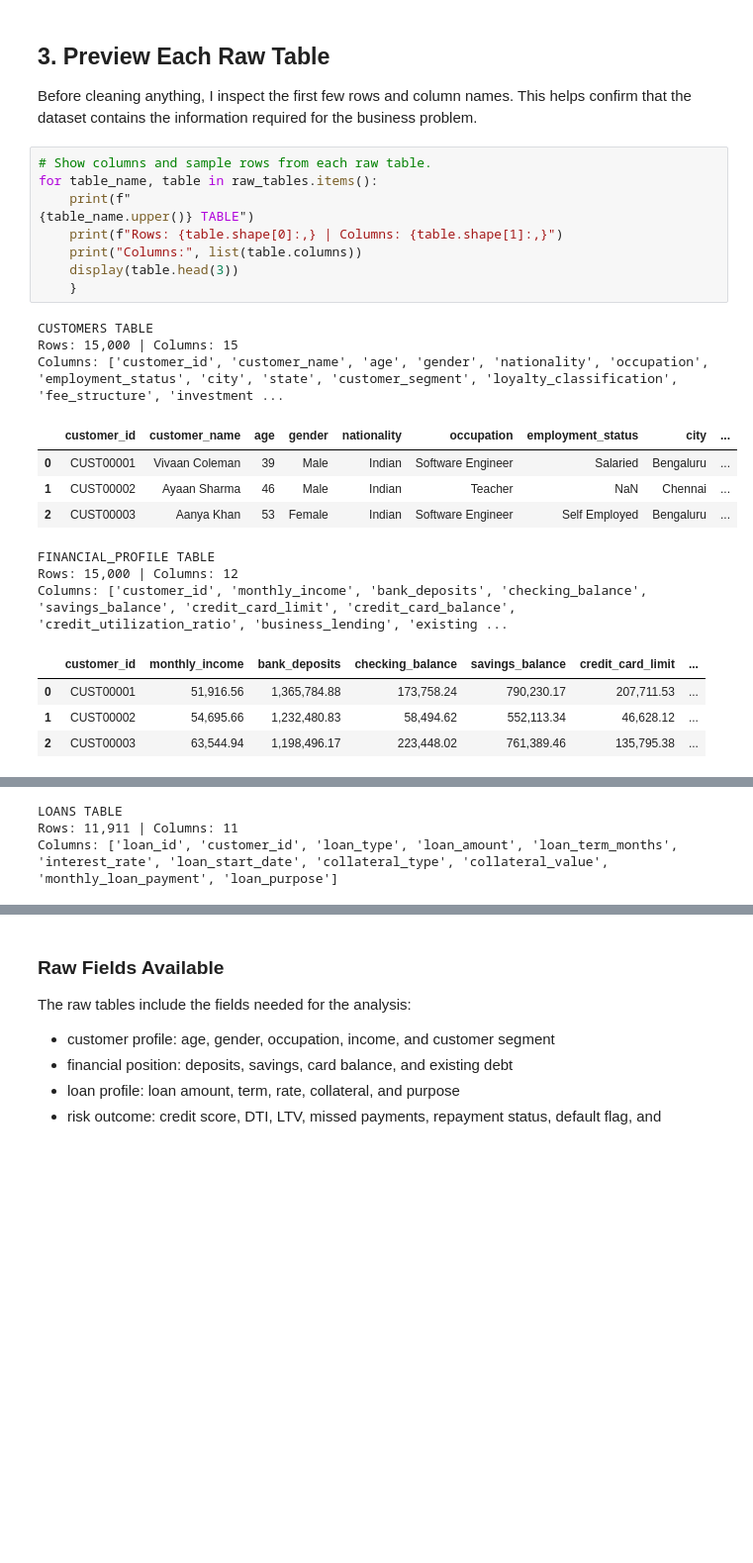
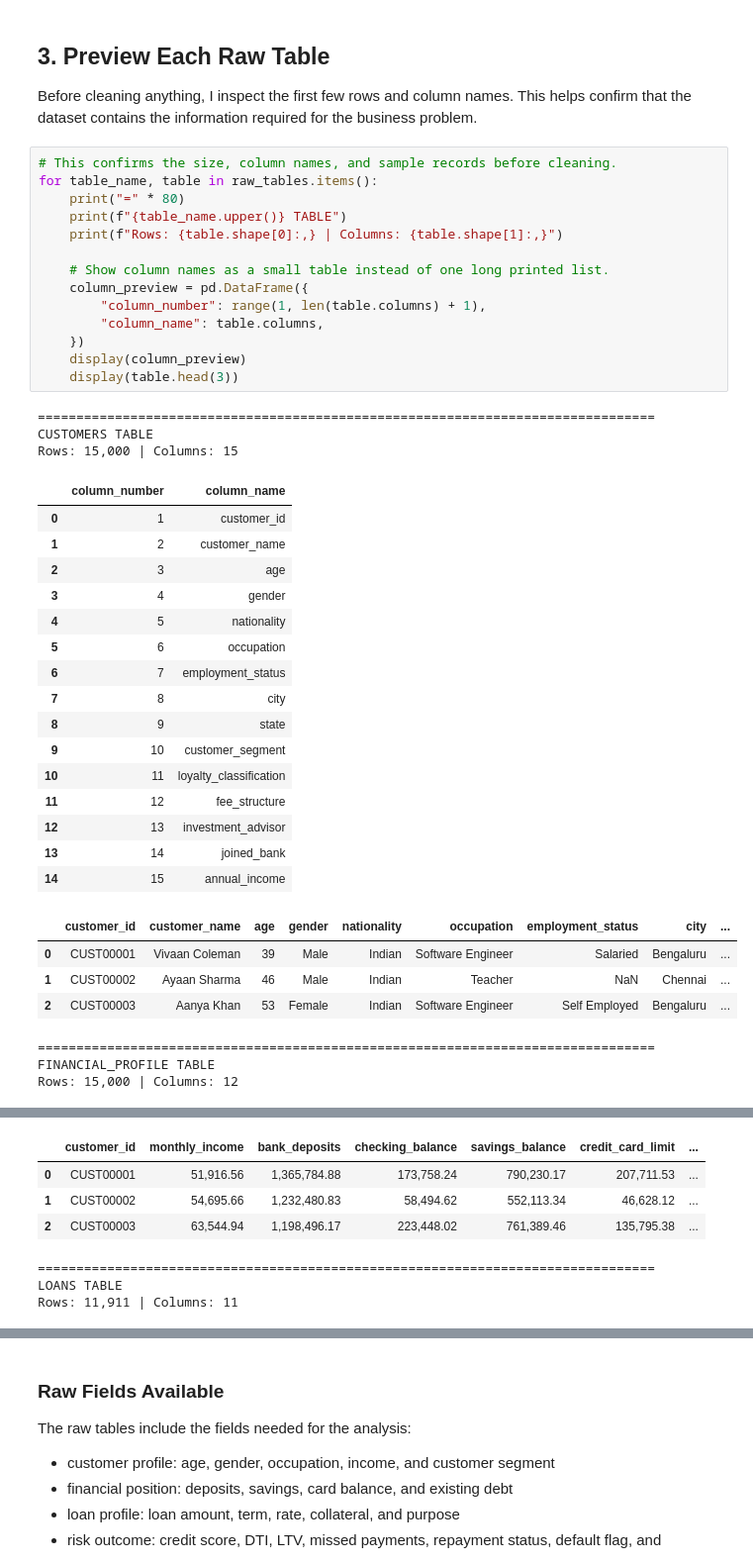
Before and after one commit to ANUKOOL324/Data_Analytics, a Jupyter notebook: Projects/Banking-Customer-Risk-Intelligence/notebooks/01_data_quality_and_preparation.ipynb, the cells around one changed output, grey strips where cells are left out. Shown at 99% size. Saved outputs shown, nothing was run; the diff lists cells and outputs as text; blank space fills up the shorter version.

```diff
--- a/Projects/Banking-Customer-Risk-Intelligence/notebooks/01_data_quality_and_preparation.ipynb
+++ b/Projects/Banking-Customer-Risk-Intelligence/notebooks/01_data_quality_and_preparation.ipynb
@@ -124,26 +124,43 @@ This structure keeps the data organized while still allowing joins through IDs.
 
 Before cleaning anything, I inspect the first few rows and column names. This helps confirm that the dataset contains the information required for the business problem.
 # %%
-# Show columns and sample rows from each raw table.
+# This confirms the size, column names, and sample records before cleaning.
 for table_name, table in raw_tables.items():
-    print(f"
-{table_name.upper()} TABLE")
+    print("=" * 80)
+    print(f"{table_name.upper()} TABLE")
     print(f"Rows: {table.shape[0]:,} | Columns: {table.shape[1]:,}")
-    print("Columns:", list(table.columns))
+
+    # Show column names as a small table instead of one long printed list.
+    column_preview = pd.DataFrame({
+        "column_number": range(1, len(table.columns) + 1),
+        "column_name": table.columns,
+    })
+    display(column_preview)
     display(table.head(3))
-    }
 # %% [output]
+================================================================================
 CUSTOMERS TABLE
 Rows: 15,000 | Columns: 15
-Columns: ['customer_id', 'customer_name', 'age', 'gender', 'nationality', 'occupation', 'employment_status', 'city', 'state', 'customer_segment', 'loyalty_classification', 'fee_structure', 'investment ...
-|  | customer_id | customer_name | age | gender | nationality | occupation | employment_status | city | ... |
-| 0 | CUST00001 | Vivaan Coleman | 39 | Male | Indian | Software Engineer | Salaried | Bengaluru | ... |
-| 1 | CUST00002 | Ayaan Sharma | 46 | Male | Indian | Teacher | NaN | Chennai | ... |
-| 2 | CUST00003 | Aanya Khan | 53 | Female | Indian | Software Engineer | Self Employed | Bengaluru | ... |
+|  | column_number | column_name |
+| 0 | 1 | customer_id |
+| 1 | 2 | customer_name |
+| 2 | 3 | age |
+| 3 | 4 | gender |
+| 4 | 5 | nationality |
+| 5 | 6 | occupation |
+| 6 | 7 | employment_status |
+| 7 | 8 | city |
+| 8 | 9 | state |
+| 9 | 10 | customer_segment |
+| 10 | 11 | loyalty_classification |
+| 11 | 12 | fee_structure |
+| 12 | 13 | investment_advisor |
+| 13 | 14 | joined_bank |
+| 14 | 15 | annual_income |
+|  | customer_id | customer_name | age | gender | nationality | occupation | employment_status | city | ... |
+| 0 | CUST00001 | Vivaan Coleman | 39 | Male | Indian | Software Engineer | Salaried | Bengaluru | ... |
+| 1 | CUST00002 | Ayaan Sharma | 46 | Male | Indian | Teacher | NaN | Chennai | ... |
+| 2 | CUST00003 | Aanya Khan | 53 | Female | Indian | Software Engineer | Self Employed | Bengaluru | ... |
+================================================================================
 FINANCIAL_PROFILE TABLE
 Rows: 15,000 | Columns: 12
-Columns: ['customer_id', 'monthly_income', 'bank_deposits', 'checking_balance', 'savings_balance', 'credit_card_limit', 'credit_card_balance', 'credit_utilization_ratio', 'business_lending', 'existing ...
-|  | customer_id | monthly_income | bank_deposits | checking_balance | savings_balance | credit_card_limit | ... |
-| 0 | CUST00001 | 51,916.56 | 1,365,784.88 | 173,758.24 | 790,230.17 | 207,711.53 | ... |
-| 1 | CUST00002 | 54,695.66 | 1,232,480.83 | 58,494.62 | 552,113.34 | 46,628.12 | ... |
-| 2 | CUST00003 | 63,544.94 | 1,198,496.17 | 223,448.02 | 761,389.46 | 135,795.38 | ... |
@@ -150,3 +180,7 @@ Columns: ['customer_id', 'monthly_income', 'bank_deposits', 'checking_balance',
+|  | customer_id | monthly_income | bank_deposits | checking_balance | savings_balance | credit_card_limit | ... |
+| 0 | CUST00001 | 51,916.56 | 1,365,784.88 | 173,758.24 | 790,230.17 | 207,711.53 | ... |
+| 1 | CUST00002 | 54,695.66 | 1,232,480.83 | 58,494.62 | 552,113.34 | 46,628.12 | ... |
+| 2 | CUST00003 | 63,544.94 | 1,198,496.17 | 223,448.02 | 761,389.46 | 135,795.38 | ... |
+================================================================================
 LOANS TABLE
 Rows: 11,911 | Columns: 11
-Columns: ['loan_id', 'customer_id', 'loan_type', 'loan_amount', 'loan_term_months', 'interest_rate', 'loan_start_date', 'collateral_type', 'collateral_value', 'monthly_loan_payment', 'loan_purpose']
```
Also changed, not shown: parts of 2 cells of this notebook, 26 other files.
